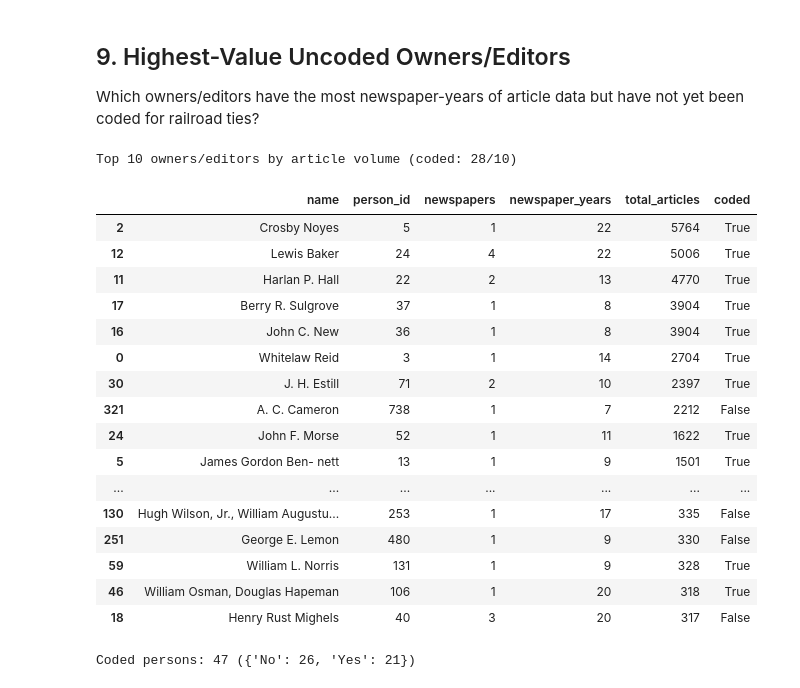
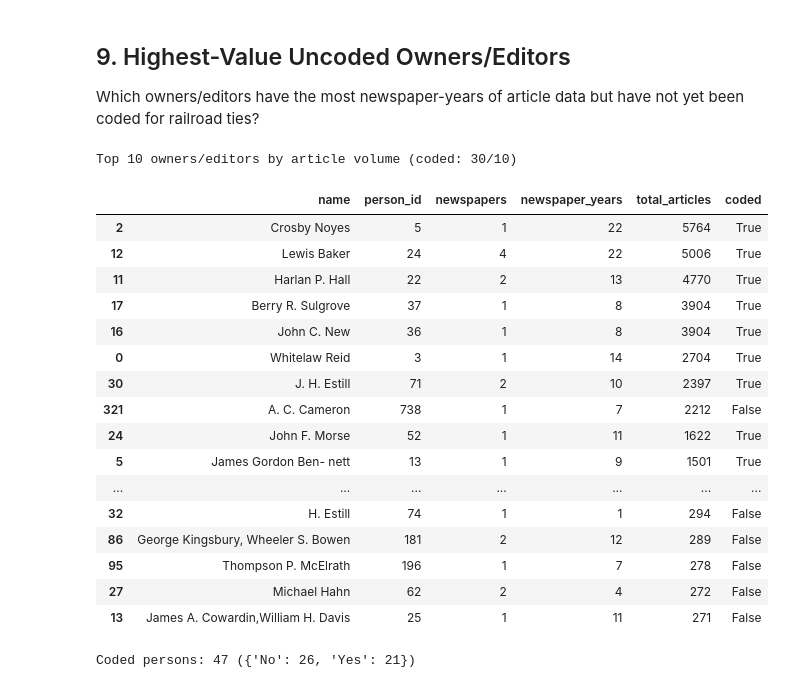
Before and after one commit to samwtorr/EC465-American-Newspapers, a Jupyter notebook: data_analysis/04_uncoded_owner_prioritization.ipynb, the cells around one changed output. Drawn from its saved outputs; the diff is of its cells as text; code cells hidden in the pictures.

```diff
--- a/data_analysis/04_uncoded_owner_prioritization.ipynb
+++ b/data_analysis/04_uncoded_owner_prioritization.ipynb
@@ -70,40 +72,40 @@ person_summary = (
     .sort_values('total_articles', ascending=False)
 )
 
 # "Coded" = has at least one non-NaN value in the railroad columns
 RAILROAD_COLS = [
     'railroad_stockholder', 'railroad_board_member', 'railroad_company_owner',
     'railroad_donation', 'railroad_professional_services', 'family_connection_railroad'
 ]
 coded_ids = set(
     coding.loc[coding[RAILROAD_COLS].notna().any(axis=1), 'person_id']
     .dropna().astype(int)
 )
 person_summary['coded'] = person_summary['person_id'].isin(coded_ids)
 
 # Show top 10 by total articles, highlighting coded status
-top10 = person_summary.head(35)[['name', 'person_id', 'newspapers', 'newspaper_years', 'total_articles', 'coded']]
+top10 = person_summary.head(45)[['name', 'person_id', 'newspapers', 'newspaper_years', 'total_articles', 'coded']]
 print(f"Top 10 owners/editors by article volume (coded: {top10['coded'].sum()}/10)\n")
 top10
 # %% [output]
-Top 10 owners/editors by article volume (coded: 28/10)
+Top 10 owners/editors by article volume (coded: 30/10)
 |  | name | person_id | newspapers | newspaper_years | total_articles | coded |
 | 2 | Crosby Noyes | 5 | 1 | 22 | 5764 | True |
 | 12 | Lewis Baker | 24 | 4 | 22 | 5006 | True |
 | 11 | Harlan P. Hall | 22 | 2 | 13 | 4770 | True |
 | 17 | Berry R. Sulgrove | 37 | 1 | 8 | 3904 | True |
 | 16 | John C. New | 36 | 1 | 8 | 3904 | True |
 | 0 | Whitelaw Reid | 3 | 1 | 14 | 2704 | True |
 | 30 | J. H. Estill | 71 | 2 | 10 | 2397 | True |
 | 321 | A. C. Cameron | 738 | 1 | 7 | 2212 | False |
 | 24 | John F. Morse | 52 | 1 | 11 | 1622 | True |
 | 5 | James Gordon Ben- nett | 13 | 1 | 9 | 1501 | True |
 | ... | ... | ... | ... | ... | ... | ... |
-| 130 | Hugh Wilson, Jr., William Augustu... | 253 | 1 | 17 | 335 | False |
-| 251 | George E. Lemon | 480 | 1 | 9 | 330 | False |
-| 59 | William L. Norris | 131 | 1 | 9 | 328 | True |
-| 46 | William Osman, Douglas Hapeman | 106 | 1 | 20 | 318 | True |
-| 18 | Henry Rust Mighels | 40 | 3 | 20 | 317 | False |
+| 32 | H. Estill | 74 | 1 | 1 | 294 | False |
+| 86 | George Kingsbury, Wheeler S. Bowen | 181 | 2 | 12 | 289 | False |
+| 95 | Thompson P. McElrath | 196 | 1 | 7 | 278 | False |
+| 27 | Michael Hahn | 62 | 2 | 4 | 272 | False |
+| 13 | James A. Cowardin,William H. Davis | 25 | 1 | 11 | 271 | False |
 # %%
 # Coded persons: those with at least one non-NaN railroad column
 coded_persons = coding[coding[RAILROAD_COLS].notna().any(axis=1)].copy()
```
Also changed, not shown: parts of 1 cell of this notebook, 56 other files.
